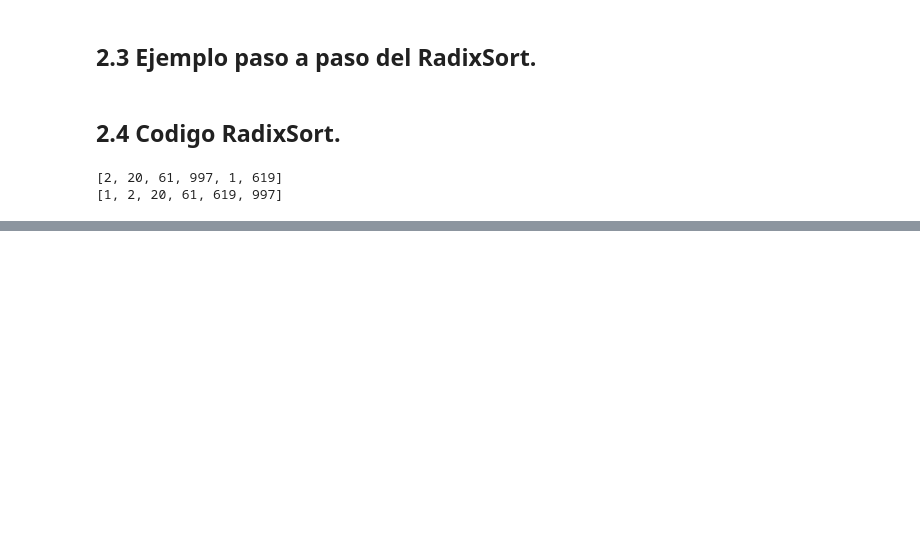
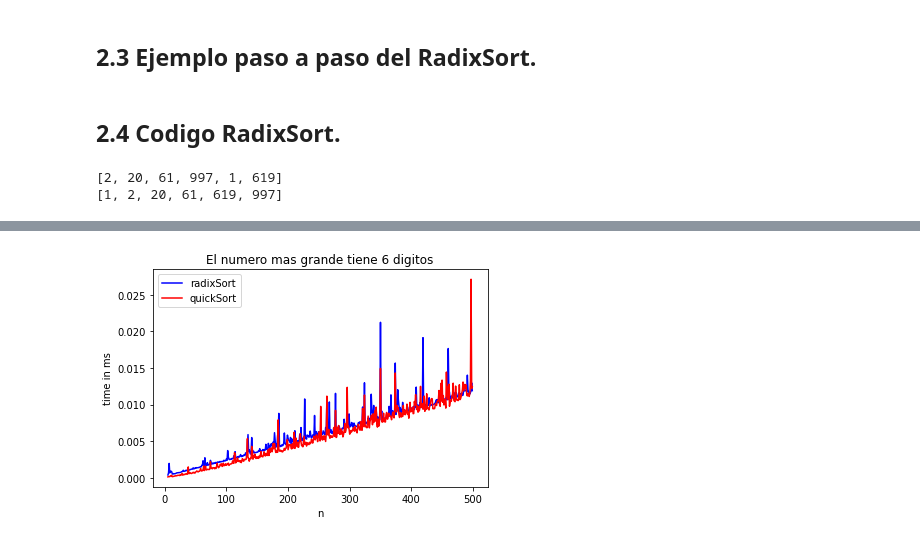
Before and after one commit to CharlyAguirre/ADA-informes, a Jupyter notebook: RadixSort.ipynb, the cells around one changed output, grey strips where cells are left out. Drawn from its saved outputs; the diff is of its cells as text; code cells hidden in the pictures; blank space fills up the shorter version.

```diff
--- a/RadixSort.ipynb
+++ b/RadixSort.ipynb
@@ -119,0 +254,37 @@ print(sorted)
+# %%
+from numpy.core.fromnumeric import size
+import matplotlib.pyplot as plt
+import datetime
+from timeit import repeat
+import random
+
+x=[]; y=[]; y2=[];
+
+for n in range(5,500):
+
+  a = random.sample(range(1, 100000), n)
+  arr = a
+
+  largo = len(a) - 1
+
+  t = repeat(setup="from __main__ import radixSort", stmt=f"radixSort({a})", repeat=1, number=10)
+  t2 = repeat(setup="from __main__ import quicksort", stmt=f"quicksort({a},{0},{largo})", repeat=1, number=10)
+
+  x.append(n)
+  y.append(t)
+  y2.append(t2)
+
+plt.plot(x, y, "-b", label="radixSort")
+plt.plot(x, y2, "-r", label="quickSort")
+
+plt.legend(loc="upper left")
+plt.title("El numero mas grande tiene 6 digitos")
+
+#plt.legend(["RadixSort","Quicksort","6 digitos"])
+
+
+plt.xlabel('n')
+plt.ylabel('time in ms')
+plt.show()
+# %% [output]
+[figure, added]
```
Also changed, not shown: parts of 14 cells of this notebook.
